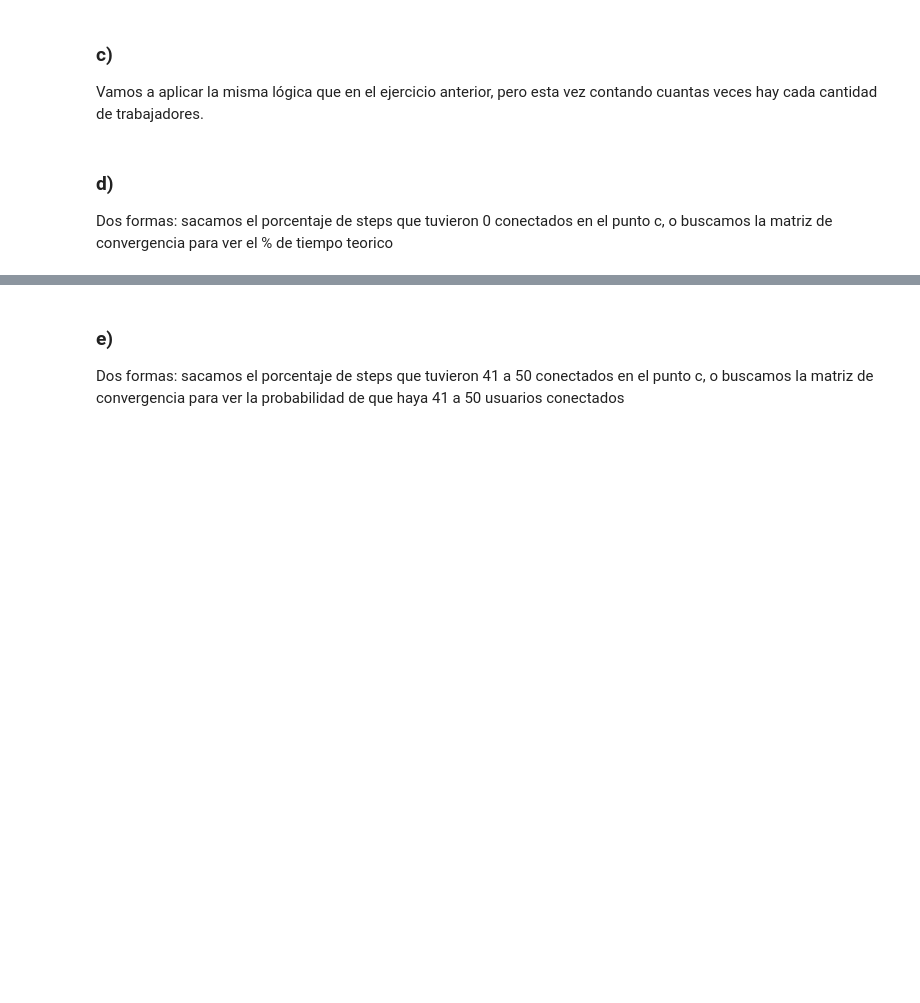
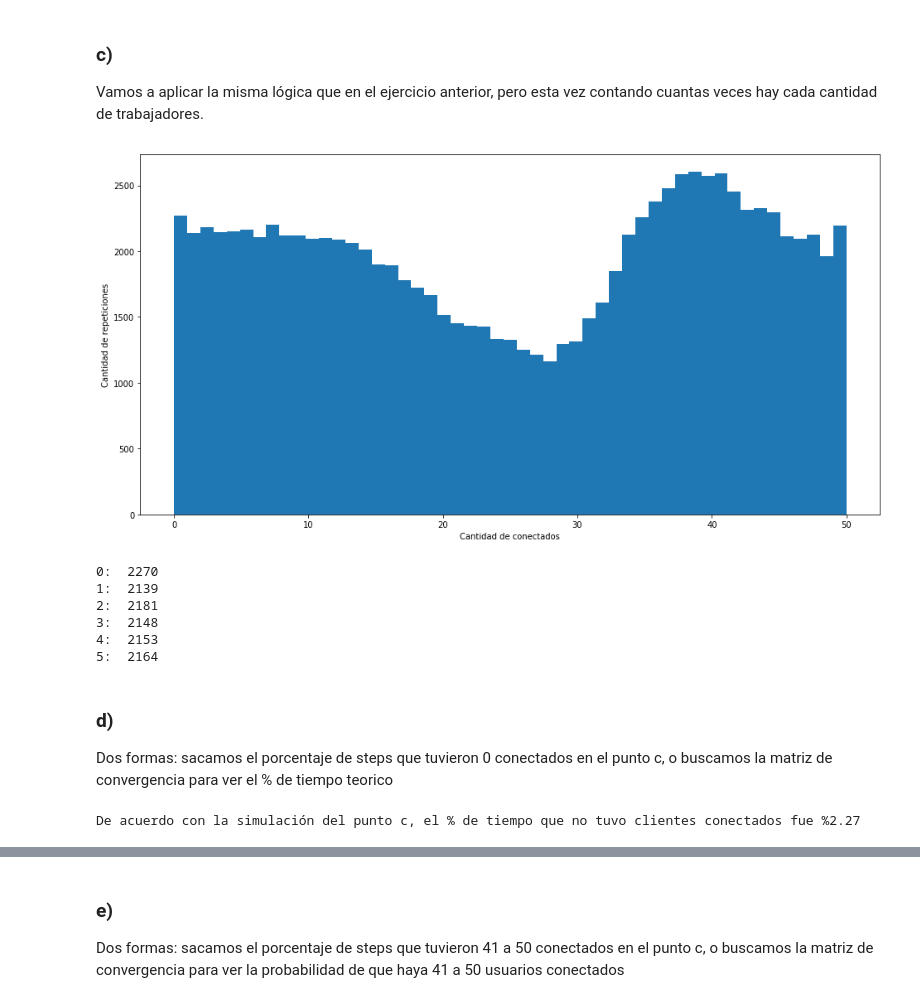
Before and after one commit to tomasaccini/TP1-Simulacion, a Jupyter notebook: TP2/TP2.ipynb, the cells around one changed output, grey strips where cells are left out. Saved outputs shown, nothing was run; the diff lists cells and outputs as text; code cells hidden in the pictures; blank space fills up the shorter version.

```diff
--- a/TP2/TP2.ipynb
+++ b/TP2/TP2.ipynb
@@ -313,31 +352,33 @@ Vamos a aplicar la misma lógica que en el ejercicio anterior, pero esta vez con
 # %%
 width = 16
 height = 8
 plt.figure(figsize=(width, height))
+
+P_ejercicioC = P.copy()
 
 P0 = [ 0 for i in range(n + 1)]
 P0[0] = 1 # no hay ningun cliente al comienzo
 contador = [0 for i in range(n + 1)]
 
 for iexp in range(100000):
     u = random()
     #Armo el vector de probabilidad acumulada
     PAcum = [P0[0]]
     for index in range(1, len(P0)):
         PAcum.append(PAcum[index - 1] + P0[index])
-
     i = 1
     while i < len(P0):
-        if u > PAcum[i-1] and u <= PAcum[i]:
+        if u >= PAcum[i-1] and u <= PAcum[i]:
             break;
         else:
             i = i + 1
 
-    contador[i - 1] += 1 # guardo
-    #np.linalg.matrix_power(P, iexp)
-    P0 = np.dot(P0, P)
+    result.append(i-1) # guardo
+    P0 = (np.matrix(P0) * np.matrix(P_ejercicioC)).tolist()[0]
 
 plt.hist(result, bins = 51)
 plt.ylabel('Cantidad de repeticiones')
 plt.xlabel('Cantidad de conectados')
 plt.show()
+# %% [output]
+[figure, added]
@@ -346,10 +385,29 @@ print(contador)
+# %%
+from collections import Counter
+
+counter = Counter(result)
+print("0: ", counter[0])
+print("1: ", counter[1])
+print("2: ", counter[2])
+print("3: ", counter[3])
+print("4: ", counter[4])
+print("5: ", counter[5])
+# %% [output]
+0:  2270
+1:  2139
+2:  2181
+3:  2148
+4:  2153
+5:  2164
 # %% [markdown]
 ### d)
 
 Dos formas: sacamos el porcentaje de steps que tuvieron 0 conectados en el punto c, o buscamos la matriz de convergencia para ver el % de tiempo teorico
 # %%
 # TODO: CAMBIAR PORQUE ESTA DIVIENDO POR 1000
-print("De acuerdo con la simulación del punto c, el % de tiempo que no tuvo clientes conectados fue %" + str(contador[0] / 100000))
+print("De acuerdo con la simulación del punto c, el % de tiempo que no tuvo clientes conectados fue %" + str(counter[0] / 100000 * 100))
+# %% [output]
+De acuerdo con la simulación del punto c, el % de tiempo que no tuvo clientes conectados fue %2.27
 # %%
 from numpy import matrix
 
```
Also changed, not shown: parts of 10 cells of this notebook.
